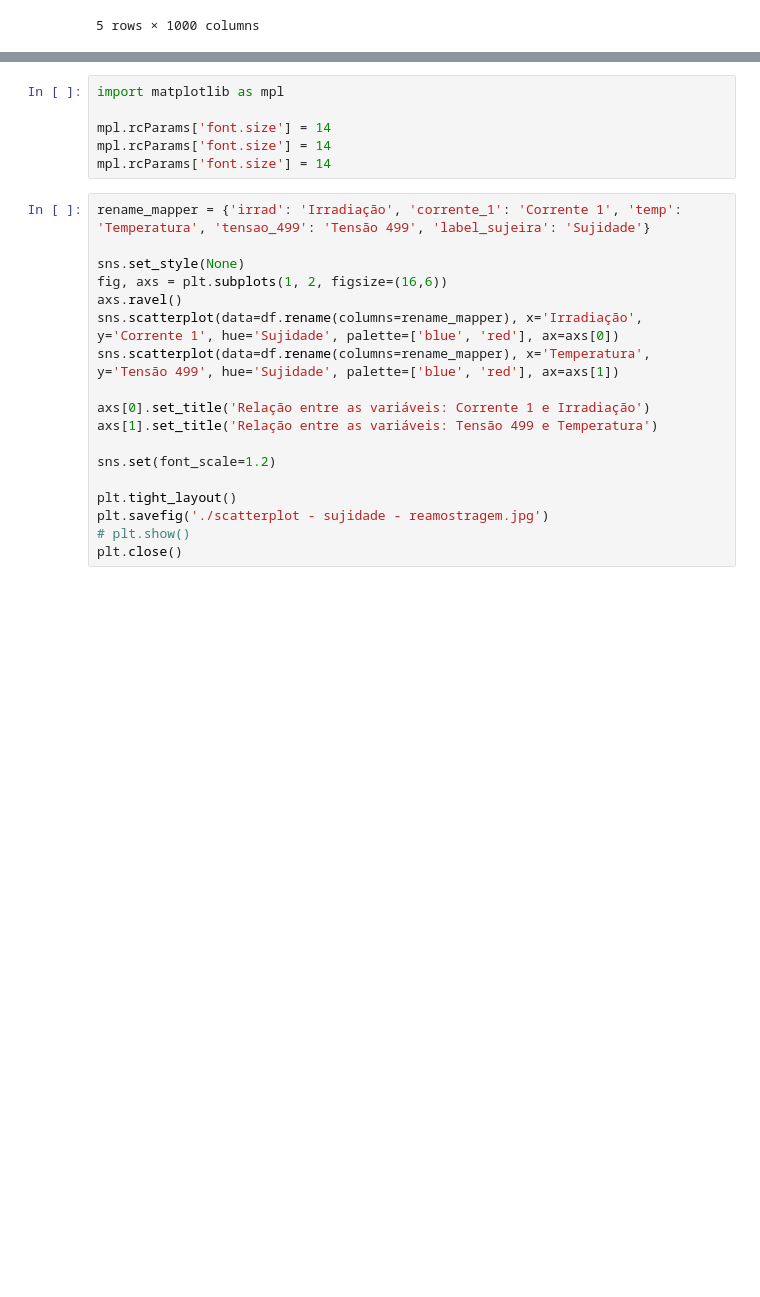
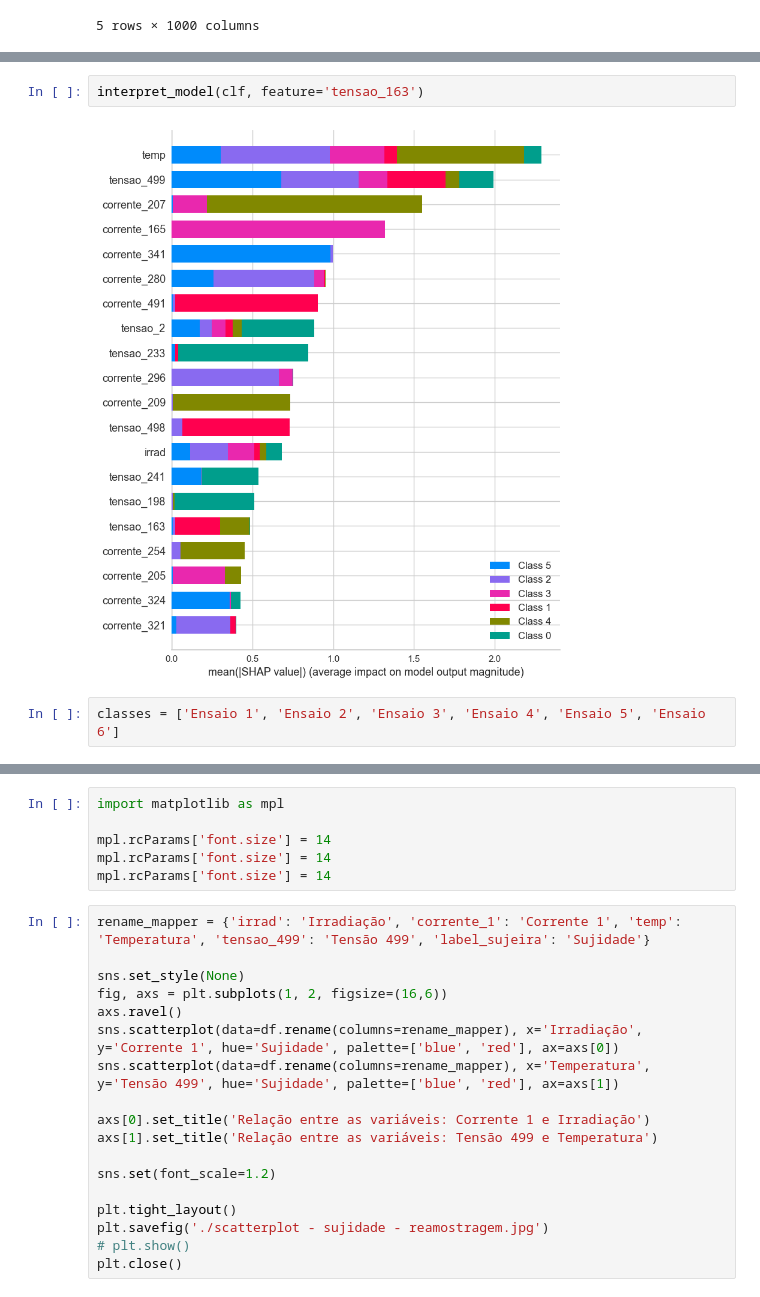
Before and after one commit to Eduardo-Goulart/tcc_solar, a Jupyter notebook: sombreamento.ipynb, the cells around one changed output, grey strips where cells are left out. Cells and saved outputs as stored; diff of their text form; blank space fills up the shorter version.

Commit message:
training and plots changed

```diff
--- a/sombreamento.ipynb
+++ b/sombreamento.ipynb
@@ -186,0 +194,6 @@ plot_model(clf, 'confusion_matrix')
+# %%
+interpret_model(clf, feature='tensao_163')
+# %% [output]
+[figure, added]
+# %%
+classes = ['Ensaio 1', 'Ensaio 2', 'Ensaio 3', 'Ensaio 4', 'Ensaio 5', 'Ensaio 6']
```
Also changed, not shown: parts of 26 cells of this notebook, 1 other file.
